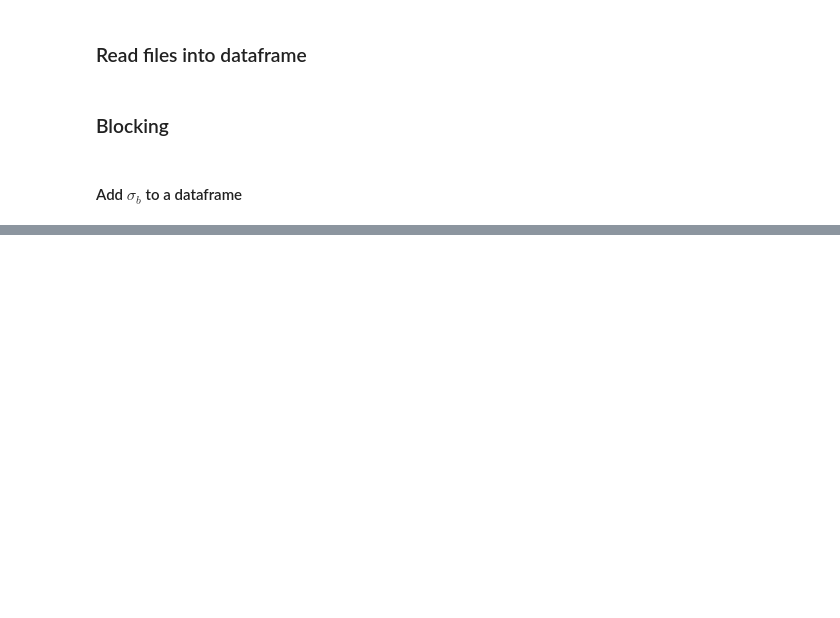
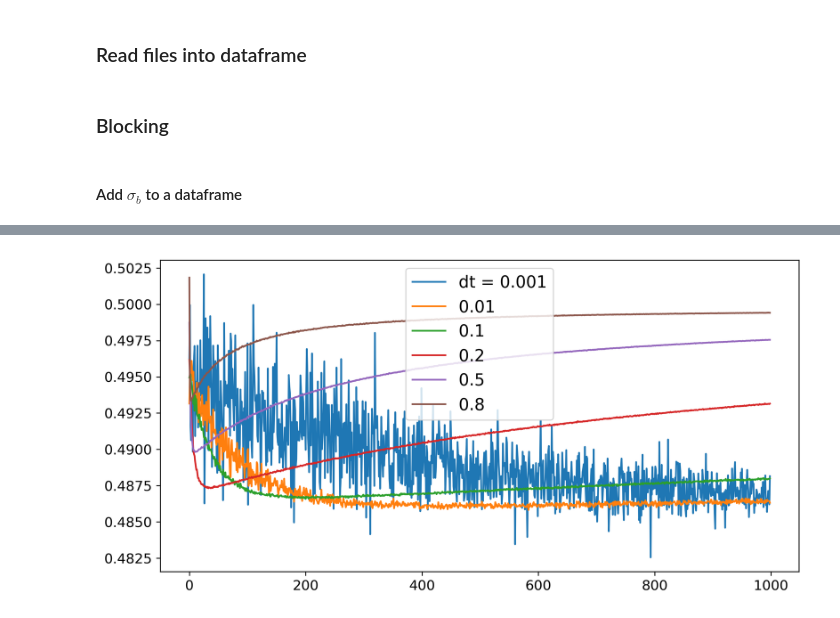
Before and after one commit to hannahberg/project2ML, a Jupyter notebook: notebooks/analysis.ipynb, the cells around one changed output, grey strips where cells are left out. Cells and saved outputs as stored; diff of their text form; code cells hidden in the pictures; blank space fills up the shorter version.

```diff
--- a/notebooks/analysis.ipynb
+++ b/notebooks/analysis.ipynb
@@ -110,5 +110,7 @@ dbrute
 # %%
 brute_gam = name_dat_file(dbrute)
+# %%
+brute_gam = sort_nicely(brute_gam)
 # %%
 brute_gam
 # %% [output]
@@ -121,0 +146,2 @@ FileNotFoundError: File b'brute_rho/brute_N1_d1gam0.010000_H2_rho0.400000.dat' d
+# %%
+brute_gam_c = brute_gam
@@ -121,0 +157,4 @@ FileNotFoundError: File b'brute_rho/brute_N1_d1gam0.010000_H2_rho0.400000.dat' d
+# %%
+for i in range(len(brute_gam_c)):
+    brute_gam_c[i]= brute_gam_c[i].strip('/home/hannahcb/project2ML/results/data/brute_gamma/')
+brute_gam_c
@@ -121,0 +176,6 @@ FileNotFoundError: File b'brute_rho/brute_N1_d1gam0.010000_H2_rho0.400000.dat' d
+# %%
+dts = name_dat_file('imp_dt_new/')
+dtsnew = name_dat_file('imp_dt_sameinit/')
+dtsnew = sort_nicely(dtsnew)
+dts = sort_nicely(dts)
+dtsnew
@@ -121,0 +189,13 @@ FileNotFoundError: File b'brute_rho/brute_N1_d1gam0.010000_H2_rho0.400000.dat' d
+# %%
+for i in range(len(dtsnew)):
+    df = energy_to_df(dtsnew[i])
+
+    plt.plot(df['energy'])
+
+
+plt.legend([r'dt = 0.001','dt = 0.01','dt = 0.1','dt = 0.2','dt = 0.5','dt = 0.8'])
+plt.xlabel('Energy')
+plt.ylabel('GDC')
+plt.show()
+# %% [output]
+[figure, added]
```
Also changed, not shown: parts of 13 cells of this notebook, 2 other files.
